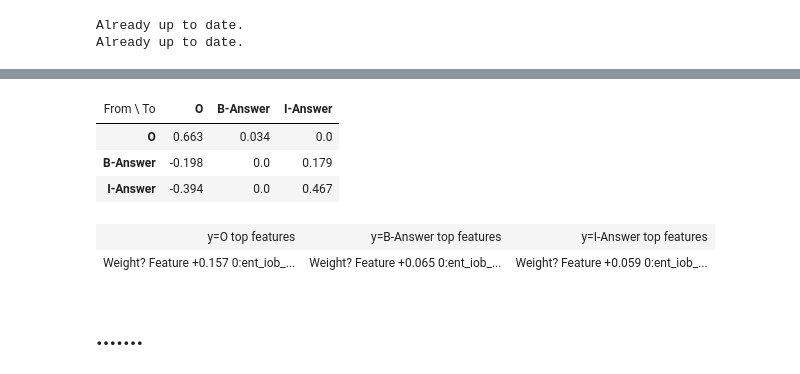
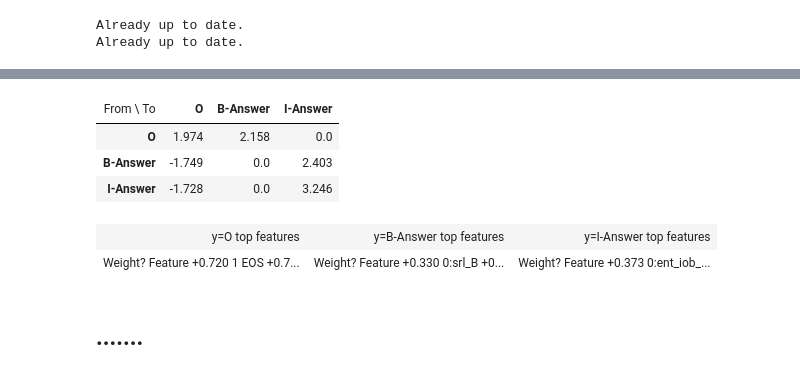
Before and after one commit to soerenetler/crf_target_answer, a Jupyter notebook: evaluate_best_estimator.ipynb, the cells around one changed output, grey strips where cells are left out. Cells and saved outputs as stored; diff of their text form; code cells hidden in the pictures.

```diff
--- a/evaluate_best_estimator.ipynb
+++ b/evaluate_best_estimator.ipynb
@@ -49,7 +50,7 @@ with open(data_folder + dataset+'/crf/'+str(NO_SAMPLES)+'_test_crf.txt') as f:
   y_test = data_json["y"]
   token_test = data_json["token"]
 # %%
-best_param={'c1': 10, 'c2': 1000}
+best_param={'c1': 0.1, 'c2': 1000}
 
 crf = Custom_CRF(algorithm='lbfgs',
                   max_iterations=100,
@@ -110,11 +120,11 @@ weighted avg    0.74859   0.86521   0.80269   2056060
 # %%
-eli5.show_weights(crf, top=50)
+eli5.show_weights(crf, top=100)
 # %% [output]
 | From \ To | O | B-Answer | I-Answer |
-| O | 0.663 | 0.034 | 0.0 |
-| B-Answer | -0.198 | 0.0 | 0.179 |
-| I-Answer | -0.394 | 0.0 | 0.467 |
+| O | 1.974 | 2.158 | 0.0 |
+| B-Answer | -1.749 | 0.0 | 2.403 |
+| I-Answer | -1.728 | 0.0 | 3.246 |
 | y=O top features | y=B-Answer top features | y=I-Answer top features |
-| Weight? Feature +0.157 0:ent_iob_... | Weight? Feature +0.065 0:ent_iob_... | Weight? Feature +0.059 0:ent_iob_... |
+| Weight? Feature +0.720 1 EOS +0.7... | Weight? Feature +0.330 0:srl_B +0... | Weight? Feature +0.373 0:ent_iob_... |
 # %% [markdown]
 ## .......
```
Also changed, not shown: parts of 11 cells of this notebook.
